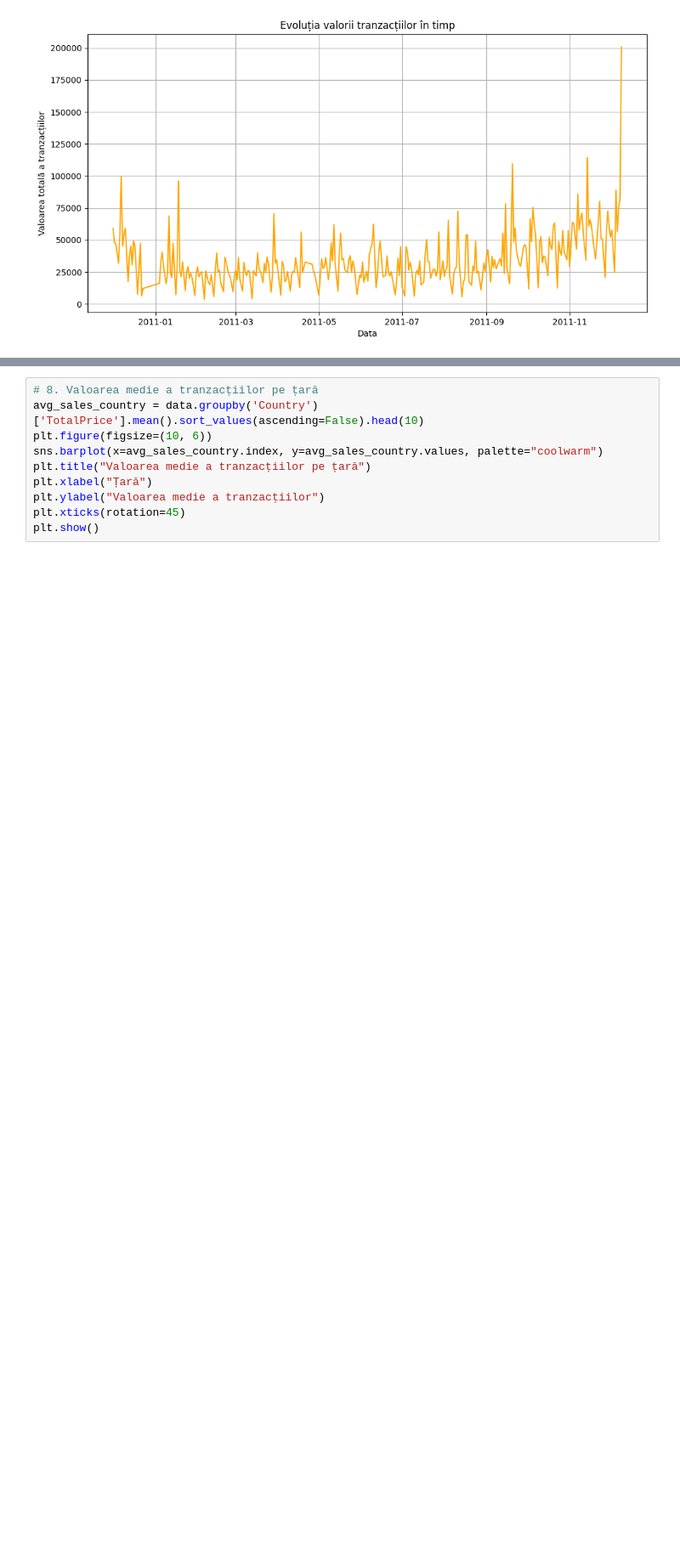
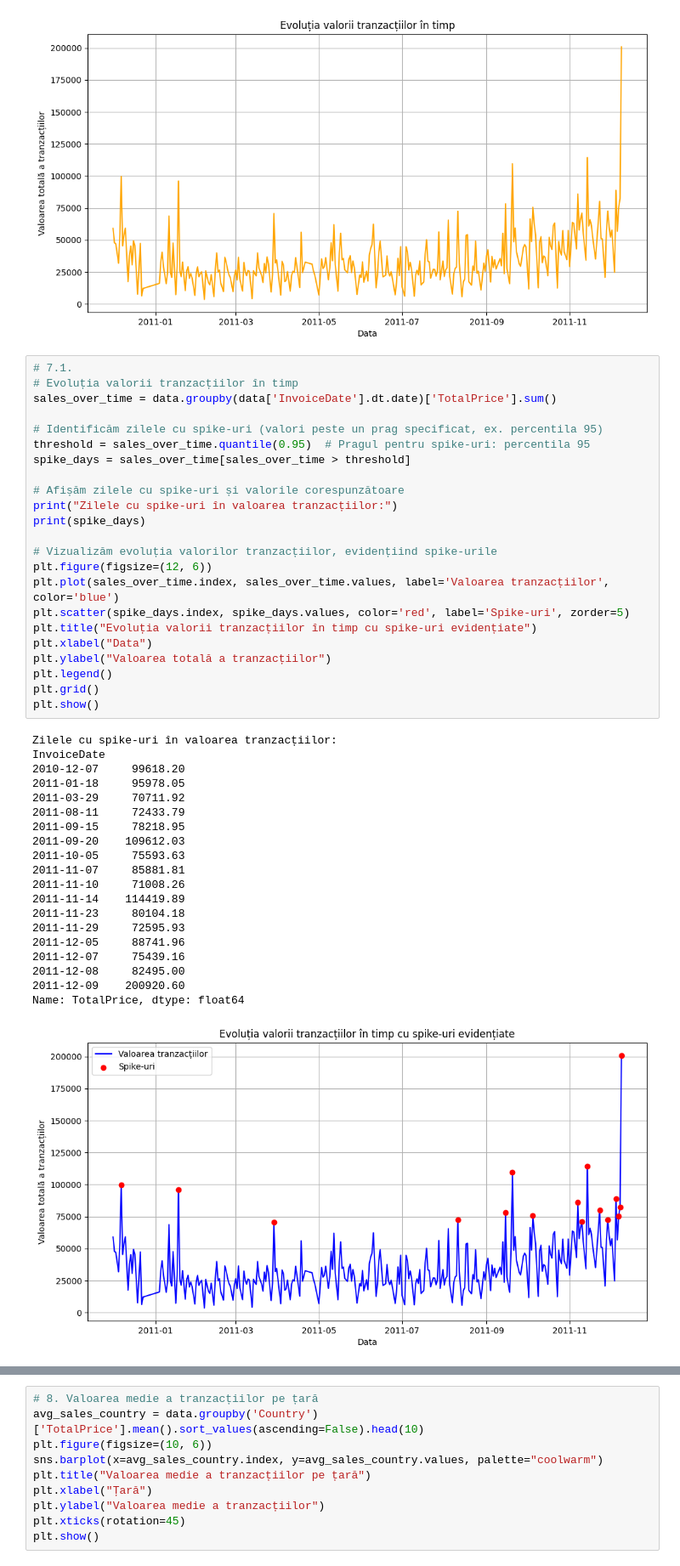
Before and after one commit to TheodoraSirbu/E-commerce-Data-Machine-Learning, a Jupyter notebook: E-commerce Data - Analiza.ipynb, the cells around one changed output, grey strips where cells are left out. Shown at 85% size. Drawn from its saved outputs; the diff is of its cells as text; blank space fills up the shorter version.

```diff
--- a/E-commerce Data - Analiza.ipynb
+++ b/E-commerce Data - Analiza.ipynb
@@ -241,3 +266,47 @@ plt.grid()
 plt.show()
 # %% [output]
 [figure]
+# %%
+# 7.1.
+# Evoluția valorii tranzacțiilor în timp
+sales_over_time = data.groupby(data['InvoiceDate'].dt.date)['TotalPrice'].sum()
+
+# Identificăm zilele cu spike-uri (valori peste un prag specificat, ex. percentila 95)
+threshold = sales_over_time.quantile(0.95)  # Pragul pentru spike-uri: percentila 95
+spike_days = sales_over_time[sales_over_time > threshold]
+
+# Afișăm zilele cu spike-uri și valorile corespunzătoare
+print("Zilele cu spike-uri în valoarea tranzacțiilor:")
+print(spike_days)
+
+# Vizualizăm evoluția valorilor tranzacțiilor, evidențiind spike-urile
+plt.figure(figsize=(12, 6))
+plt.plot(sales_over_time.index, sales_over_time.values, label='Valoarea tranzacțiilor', color='blue')
+plt.scatter(spike_days.index, spike_days.values, color='red', label='Spike-uri', zorder=5)
+plt.title("Evoluția valorii tranzacțiilor în timp cu spike-uri evidențiate")
+plt.xlabel("Data")
+plt.ylabel("Valoarea totală a tranzacțiilor")
+plt.legend()
+plt.grid()
+plt.show()
+# %% [output]
+Zilele cu spike-uri în valoarea tranzacțiilor:
+InvoiceDate
+2010-12-07     99618.20
+2011-01-18     95978.05
+2011-03-29     70711.92
+2011-08-11     72433.79
+2011-09-15     78218.95
+2011-09-20    109612.03
+2011-10-05     75593.63
+2011-11-07     85881.81
+2011-11-10     71008.26
+2011-11-14    114419.89
+2011-11-23     80104.18
+2011-11-29     72595.93
+2011-12-05     88741.96
+2011-12-07     75439.16
+2011-12-08     82495.00
+2011-12-09    200920.60
+Name: TotalPrice, dtype: float64
+[figure, added]
```
Also changed, not shown: parts of 10 cells of this notebook.
